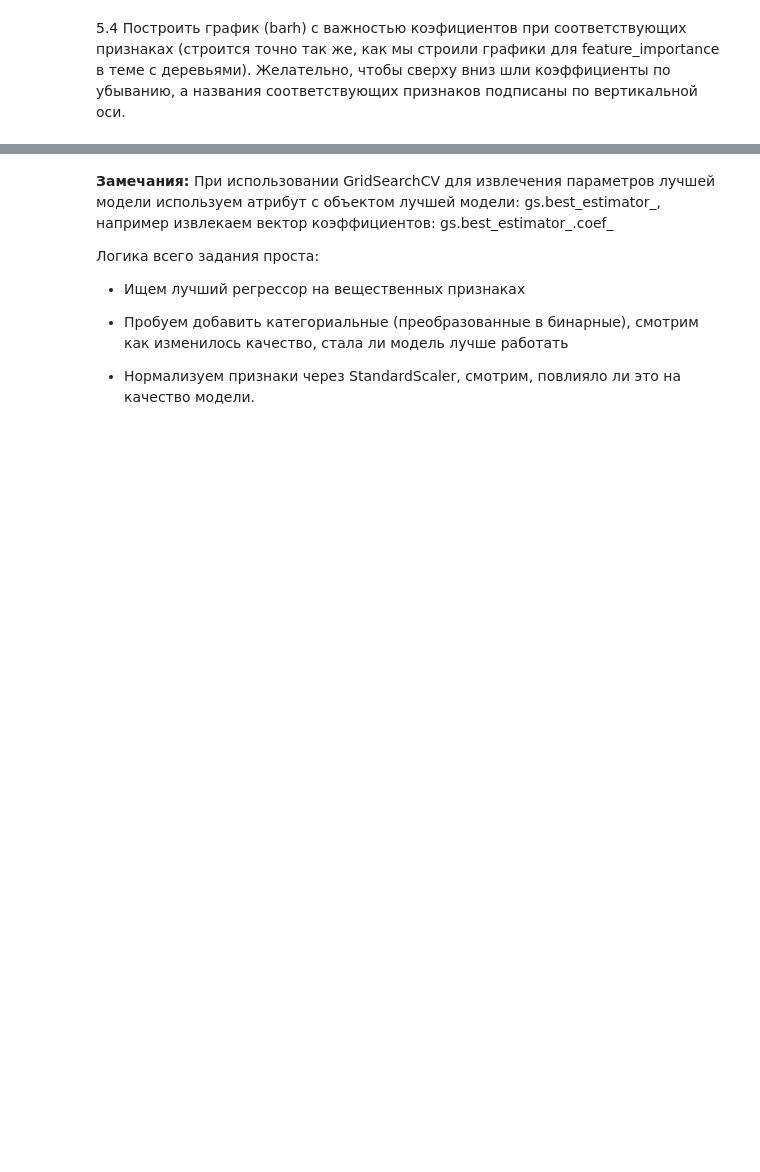
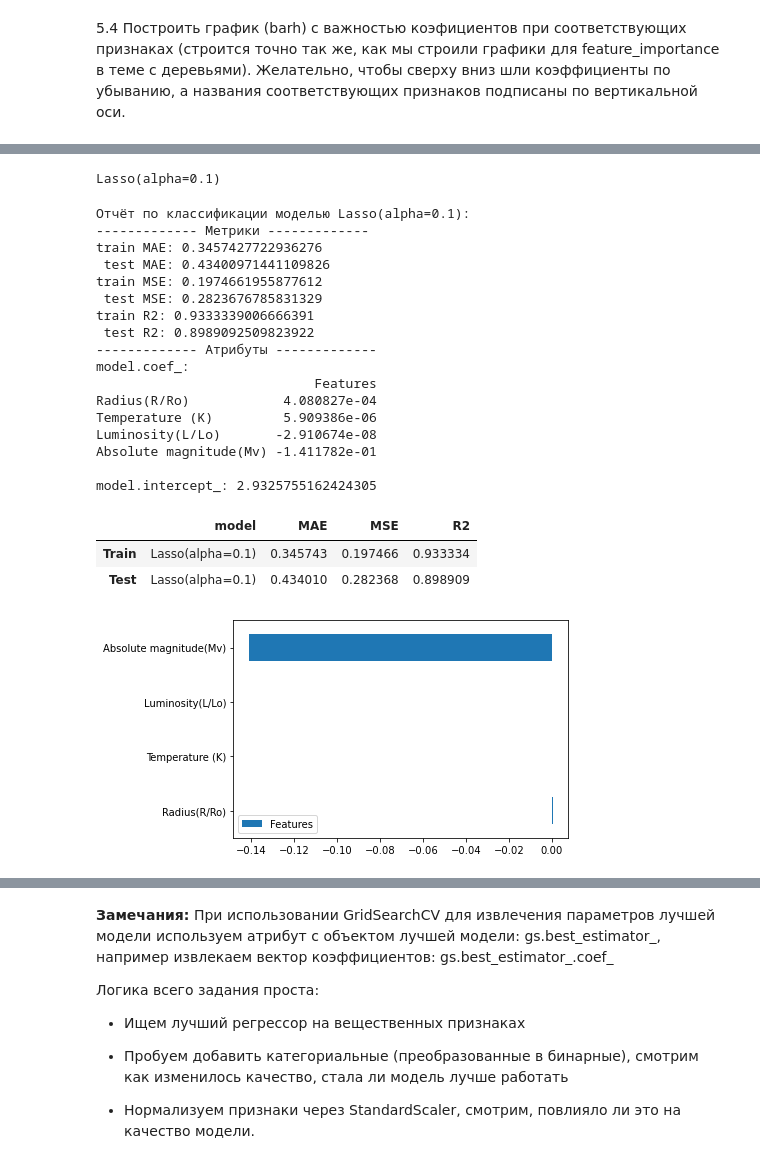
Before and after one commit to DiBoS290699/DataAnalysisTools, a Jupyter notebook: Lab6_Linear_models/lab_6_linear_models_6133_Borisov.ipynb, the cells around one changed output, grey strips where cells are left out. Drawn from its saved outputs; the diff is of its cells as text; code cells hidden in the pictures; blank space fills up the shorter version.

```diff
--- a/Lab6_Linear_models/lab_6_linear_models_6133_Borisov.ipynb
+++ b/Lab6_Linear_models/lab_6_linear_models_6133_Borisov.ipynb
@@ -105,7 +95,7 @@ cut_data = cut_dataset.drop(columns='Star type')
 # %%
 from sklearn.model_selection import train_test_split
 # %%
-Xtrain, Xtest, Ytrain, Ytest = train_test_split(cut_data, cut_labels, test_size=0.3, random_state=123)
+Xtrain, Xtest, Ytrain, Ytest = train_test_split(cut_data, labels, test_size=0.3, random_state=123)
 # %%
 Xtrain.shape, Xtest.shape, Ytrain.shape, Ytest.shape
 # %% [output]
@@ -124,3 +116,4 @@ Xtrain.shape, Xtest.shape, Ytrain.shape, Ytest.shape
 from sklearn.linear_model import LinearRegression
 # %%
 lr_model = LinearRegression()
+lr_model.fit(Xtrain, Ytrain)
@@ -127,37 +124,3 @@ lr_model = LinearRegression()
 # %%
 from sklearn.metrics import mean_absolute_error, mean_squared_error, r2_score
 from pandas import DataFrame
-# %%
-def common_report(model, Xtrain, Xtest, Ytrain, Ytest, get_info=False):
-    model.fit(Xtrain, Ytrain)
-    train_pred = model.predict(Xtrain)
-    test_pred = model.predict(Xtest)
-
-    print(f'Отчёт по классификации моделью {model}:')
-
-    train_mae = mean_absolute_error(Ytrain, train_pred)
-    train_mse = mean_squared_error(Ytrain, train_pred)
-    train_r2 = r2_score(Ytrain, train_pred)
-    test_mae = mean_absolute_error(Ytest, test_pred)
-    test_mse = mean_squared_error(Ytest, test_pred)
-    test_r2 = r2_score(Ytest, test_pred)
-
-    print('------------- Метрики -------------')
-    print(f'train MAE: {train_mae}\n test MAE: {test_mae}')
-    print(f'train MSE: {train_mse}\n test MSE: {test_mse}')
-    print(f'train R2: {train_r2}\n test R2: {test_r2}')
-
-    print('------------- Атрибуты -------------')
-    print(f'model.coef_: {model.coef_}')
-    print(f'model.intercept_: {model.intercept_}')
-
-    coef = DataFrame(data=model.coef_, index=Xtrain.columns, columns=['Features'])
-    coef.sort_values(by='Features', ascending=False, inplace=True)
-    coef.plot.barh(align='center')
-
-    info = DataFrame({'model':[model, model],
-                    'MAE':[train_mae, test_mae],
-                    'MSE':[train_mse, test_mse],
-                    'R2':[train_r2, test_r2]}, index=['Train', 'Test'])
-
-    return info if get_info else None
@@ -221,0 +204,32 @@ model.intercept_: 2.9571203995655173
+# %%
+lasso_model = GridSearchCV(Lasso(), param_grid={'alpha': linspace(0, 5, 51)}, cv=5)
+lasso_model.fit(Xtrain, Ytrain)
+lasso_model = lasso_model.best_estimator_
+lasso_model
+# %% [output]
+Lasso(alpha=0.1)
+# %%
+lasso_report = common_report(lasso_model, Xtrain, Xtest, Ytrain, Ytest, get_info=True)
+lasso_report
+# %% [output]
+Отчёт по классификации моделью Lasso(alpha=0.1):
+------------- Метрики -------------
+train MAE: 0.3457427722936276
+ test MAE: 0.43400971441109826
+train MSE: 0.1974661955877612
+ test MSE: 0.2823676785831329
+train R2: 0.9333339006666391
+ test R2: 0.8989092509823922
+------------- Атрибуты -------------
+model.coef_:
+                            Features
+Radius(R/Ro)            4.080827e-04
+Temperature (K)         5.909386e-06
+Luminosity(L/Lo)       -2.910674e-08
+Absolute magnitude(Mv) -1.411782e-01
+
+model.intercept_: 2.9325755162424305
+|  | model | MAE | MSE | R2 |
+| Train | Lasso(alpha=0.1) | 0.345743 | 0.197466 | 0.933334 |
+| Test | Lasso(alpha=0.1) | 0.434010 | 0.282368 | 0.898909 |
+[figure, added]
```
Also changed, not shown: parts of 62 cells of this notebook.
